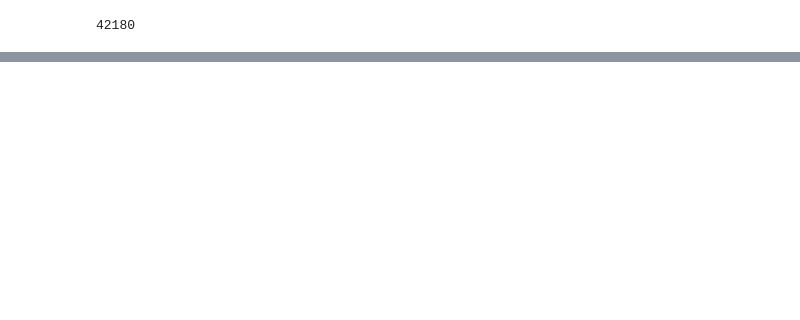
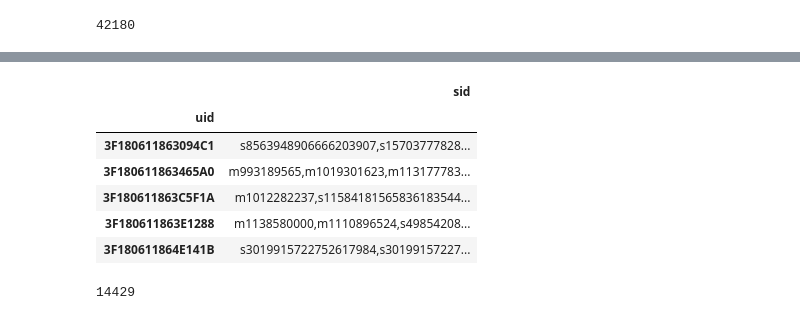
Before and after one commit to Jabberwockleo/association-analysis, a Jupyter notebook: src/AssociationAnalysis.ipynb, the cells around one changed output, grey strips where cells are left out. Cells and saved outputs as stored; diff of their text form; code cells hidden in the pictures; blank space fills up the shorter version.

```diff
--- a/src/AssociationAnalysis.ipynb
+++ b/src/AssociationAnalysis.ipynb
@@ -308,0 +270,10 @@ fd.close()
+# %%
+df_sid.head()
+# %% [output]
+|  | sid |
+| uid |  |
+| 3F180611863094C1 | s8563948906666203907,s15703777828... |
+| 3F180611863465A0 | m993189565,m1019301623,m113177783... |
+| 3F180611863C5F1A | m1012282237,s11584181565836183544... |
+| 3F180611863E1288 | m1138580000,m1110896524,s49854208... |
+| 3F180611864E141B | s3019915722752617984,s30199157227... |
@@ -308,0 +284,4 @@ fd.close()
+# %%
+len(itemvec)
+# %% [output]
+14429
```
Also changed, not shown: parts of 36 cells of this notebook.
